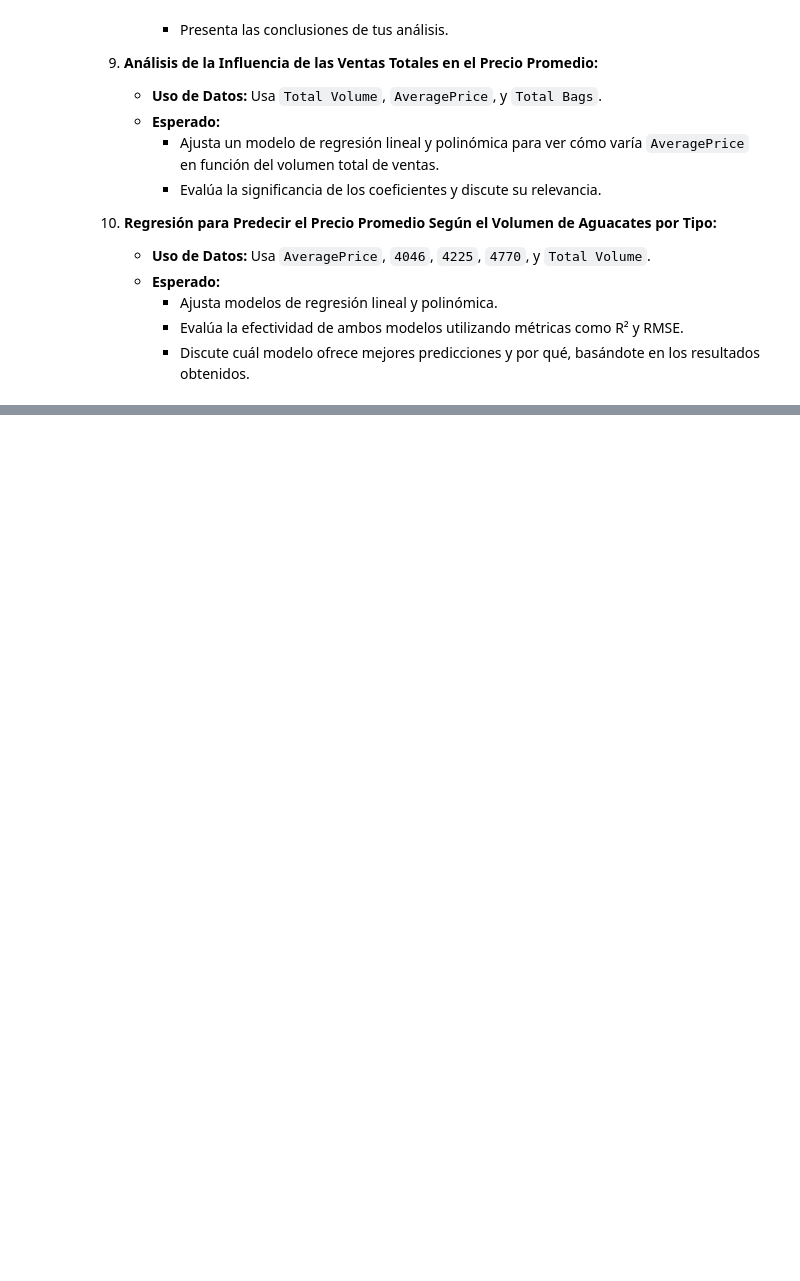
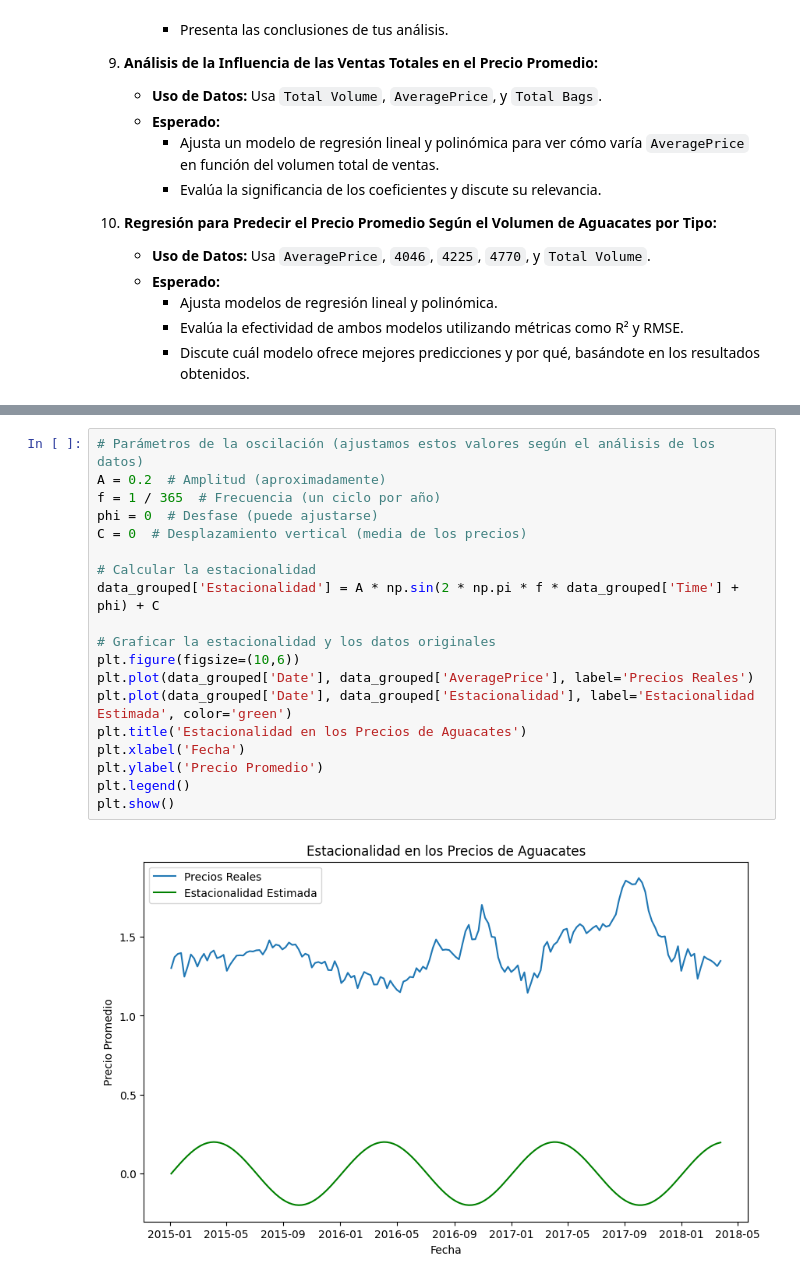
Before and after one commit to Layola27/Proyecto1-IA, a Jupyter notebook: proyectoV2.ipynb, the cells around one changed output, grey strips where cells are left out. Cells and saved outputs as stored; diff of their text form; blank space fills up the shorter version.

```diff
--- a/proyectoV2.ipynb
+++ b/proyectoV2.ipynb
@@ -1327,0 +367,21 @@ Término constante (Polinómica): 1.4643384466882465
+# %%
+# Parámetros de la oscilación (ajustamos estos valores según el análisis de los datos)
+A = 0.2  # Amplitud (aproximadamente)
+f = 1 / 365  # Frecuencia (un ciclo por año)
+phi = 0  # Desfase (puede ajustarse)
+C = 0  # Desplazamiento vertical (media de los precios)
+
+# Calcular la estacionalidad
+data_grouped['Estacionalidad'] = A * np.sin(2 * np.pi * f * data_grouped['Time'] + phi) + C
+
+# Graficar la estacionalidad y los datos originales
+plt.figure(figsize=(10,6))
+plt.plot(data_grouped['Date'], data_grouped['AveragePrice'], label='Precios Reales')
+plt.plot(data_grouped['Date'], data_grouped['Estacionalidad'], label='Estacionalidad Estimada', color='green')
+plt.title('Estacionalidad en los Precios de Aguacates')
+plt.xlabel('Fecha')
+plt.ylabel('Precio Promedio')
+plt.legend()
+plt.show()
+# %% [output]
+[figure, added]
```
Also changed, not shown: parts of 48 cells of this notebook.
